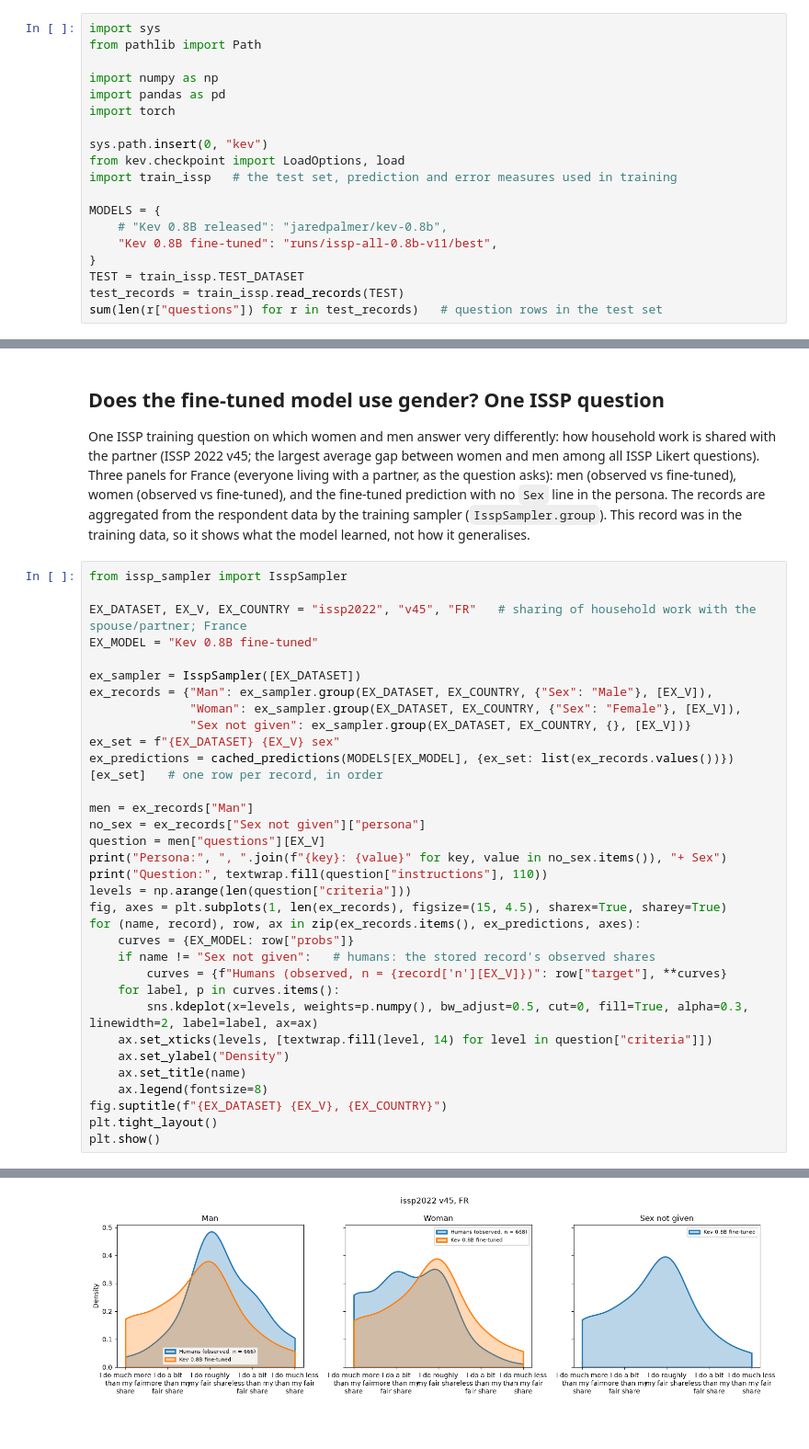
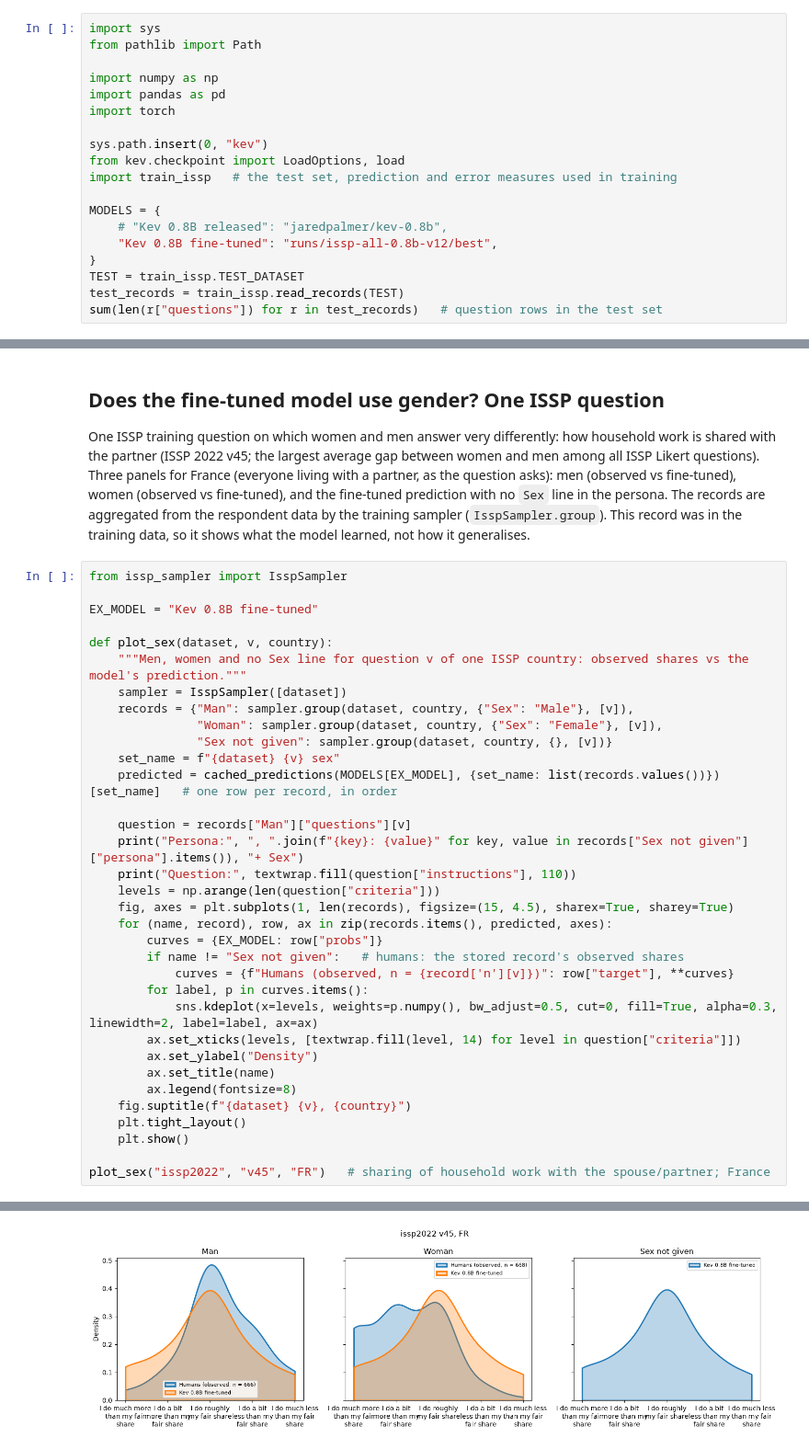
Before and after one commit to davoodwadi/decision-models-finetuning, a Jupyter notebook: subpop-test-post-eval.ipynb, the cells around one changed output, grey strips where cells are left out. Shown at 92% size. Cells and saved outputs as stored; diff of their text form.

```diff
--- a/subpop-test-post-eval.ipynb
+++ b/subpop-test-post-eval.ipynb
@@ -25,7 +25,7 @@ import train_issp   # the test set, prediction and error measures used in traini
 
 MODELS = {
     # "Kev 0.8B released": "jaredpalmer/kev-0.8b",
-    "Kev 0.8B fine-tuned": "runs/issp-all-0.8b-v11/best",
+    "Kev 0.8B fine-tuned": "runs/issp-all-0.8b-v12/best",
 }
 TEST = train_issp.TEST_DATASET
 test_records = train_issp.read_records(TEST)
@@ -188,34 +198,35 @@ One ISSP training question on which women and men answer very differently: how h
 # %%
 from issp_sampler import IsspSampler
 
-EX_DATASET, EX_V, EX_COUNTRY = "issp2022", "v45", "FR"   # sharing of household work with the spouse/partner; France
 EX_MODEL = "Kev 0.8B fine-tuned"
 
-ex_sampler = IsspSampler([EX_DATASET])
-ex_records = {"Man": ex_sampler.group(EX_DATASET, EX_COUNTRY, {"Sex": "Male"}, [EX_V]),
-              "Woman": ex_sampler.group(EX_DATASET, EX_COUNTRY, {"Sex": "Female"}, [EX_V]),
-              "Sex not given": ex_sampler.group(EX_DATASET, EX_COUNTRY, {}, [EX_V])}
-ex_set = f"{EX_DATASET} {EX_V} sex"
-ex_predictions = cached_predictions(MODELS[EX_MODEL], {ex_set: list(ex_records.values())})[ex_set]   # one row per record, in order
+def plot_sex(dataset, v, country):
+    """Men, women and no Sex line for question v of one ISSP country: observed shares vs the model's prediction."""
+    sampler = IsspSampler([dataset])
+    records = {"Man": sampler.group(dataset, country, {"Sex": "Male"}, [v]),
+               "Woman": sampler.group(dataset, country, {"Sex": "Female"}, [v]),
+               "Sex not given": sampler.group(dataset, country, {}, [v])}
+    set_name = f"{dataset} {v} sex"
+    predicted = cached_predictions(MODELS[EX_MODEL], {set_name: list(records.values())})[set_name]   # one row per record, in order
 
-men = ex_records["Man"]
-no_sex = ex_records["Sex not given"]["persona"]
-question = men["questions"][EX_V]
-print("Persona:", ", ".join(f"{key}: {value}" for key, value in no_sex.items()), "+ Sex")
-print("Question:", textwrap.fill(question["instructions"], 110))
-levels = np.arange(len(question["criteria"]))
-fig, axes = plt.subplots(1, len(ex_records), figsize=(15, 4.5), sharex=True, sharey=True)
-for (name, record), row, ax in zip(ex_records.items(), ex_predictions, axes):
-    curves = {EX_MODEL: row["probs"]}
-    if name != "Sex not given":   # humans: the stored record's observed shares
-        curves = {f"Humans (observed, n = {record['n'][EX_V]})": row["target"], **curves}
-    for label, p in curves.items():
-        sns.kdeplot(x=levels, weights=p.numpy(), bw_adjust=0.5, cut=0, fill=True, alpha=0.3, linewidth=2, label=label, ax=ax)
-    ax.set_xticks(levels, [textwrap.fill(level, 14) for level in question["criteria"]])
-    ax.set_ylabel("Density")
-    ax.set_title(name)
-    ax.legend(fontsize=8)
-fig.suptitle(f"{EX_DATASET} {EX_V}, {EX_COUNTRY}")
-plt.tight_layout()
-plt.show()
+    question = records["Man"]["questions"][v]
+    print("Persona:", ", ".join(f"{key}: {value}" for key, value in records["Sex not given"]["persona"].items()), "+ Sex")
+    print("Question:", textwrap.fill(question["instructions"], 110))
+    levels = np.arange(len(question["criteria"]))
+    fig, axes = plt.subplots(1, len(records), figsize=(15, 4.5), sharex=True, sharey=True)
+    for (name, record), row, ax in zip(records.items(), predicted, axes):
+        curves = {EX_MODEL: row["probs"]}
+        if name != "Sex not given":   # humans: the stored record's observed shares
+            curves = {f"Humans (observed, n = {record['n'][v]})": row["target"], **curves}
+        for label, p in curves.items():
+            sns.kdeplot(x=levels, weights=p.numpy(), bw_adjust=0.5, cut=0, fill=True, alpha=0.3, linewidth=2, label=label, ax=ax)
+        ax.set_xticks(levels, [textwrap.fill(level, 14) for level in question["criteria"]])
+        ax.set_ylabel("Density")
+        ax.set_title(name)
+        ax.legend(fontsize=8)
+    fig.suptitle(f"{dataset} {v}, {country}")
+    plt.tight_layout()
+    plt.show()
+
+plot_sex("issp2022", "v45", "FR")   # sharing of household work with the spouse/partner; France
 # %% [output]
@@ -223,3 +234,3 @@ runs/issp-all-0.8b-v8/best: loaded from runs/predictions
 Persona: Country: France, Lives with a spouse or partner: Yes + Sex
 Question: Which of the following best applies to the sharing of household work between you and your spouse/partner?
-[figure, old version]
+[figure, new version]
```
Also changed, not shown: parts of 8 cells of this notebook, 10 other files.
